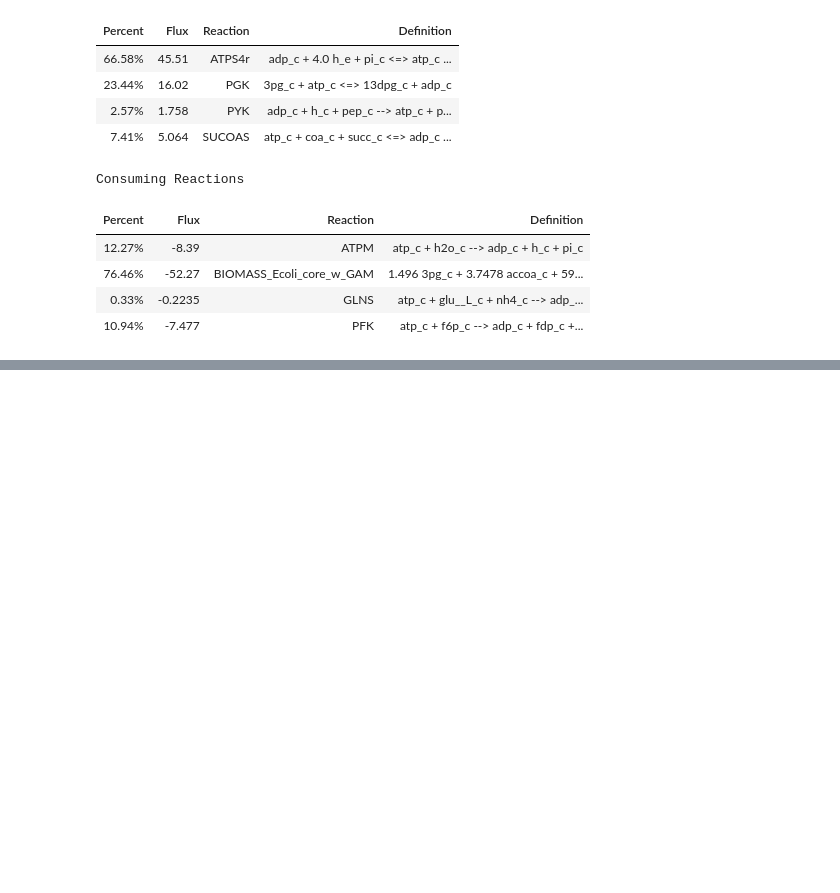
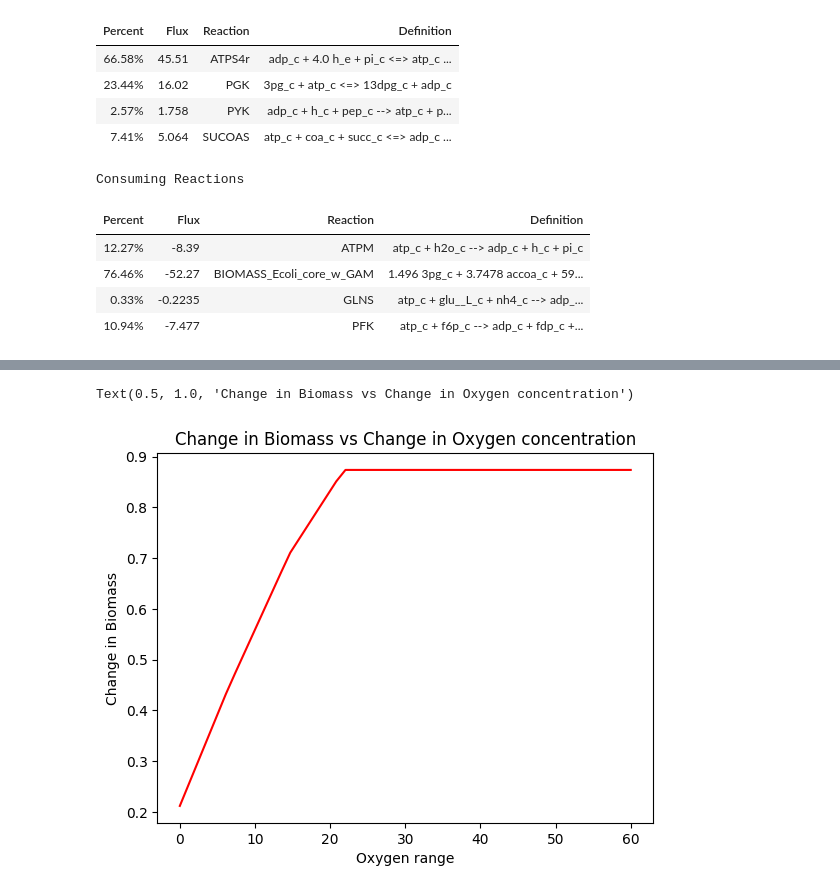
Before and after one commit to vivarium-collective/RashmiRotationProject---Microbial-Metabolic-Modeling-and-Analysis, a Jupyter notebook: Ecoli_CoreModel_Simulation.ipynb, the cells around one changed output, grey strips where cells are left out. Saved outputs shown, nothing was run; the diff lists cells and outputs as text; code cells hidden in the pictures; blank space fills up the shorter version.

```diff
--- a/Ecoli_CoreModel_Simulation.ipynb
+++ b/Ecoli_CoreModel_Simulation.ipynb
@@ -146,0 +124,2 @@ prod_env.plot(
+# %%
+oxygen_range = np.linspace(0,60)
@@ -146,0 +139,9 @@ prod_env.plot(
+# %%
+biomass_flux = []
+# %%
+for x in oxygen_range:
+    model.reactions.get_by_id('EX_o2_e').lower_bound = -x
+    solution = model.optimize()
+    biomass_flux.append(solution.objective_value)
+
+biomass_flux
@@ -146,0 +166,8 @@ prod_env.plot(
+# %%
+plt.plot(oxygen_range, biomass_flux, color = 'r')
+plt.xlabel("Oxygen range")
+plt.ylabel("Change in Biomass")
+plt.title("Change in Biomass vs Change in Oxygen concentration")
+# %% [output]
+Text(0.5, 1.0, 'Change in Biomass vs Change in Oxygen concentration')
+[figure, added]
```
Also changed, not shown: parts of 7 cells of this notebook.
